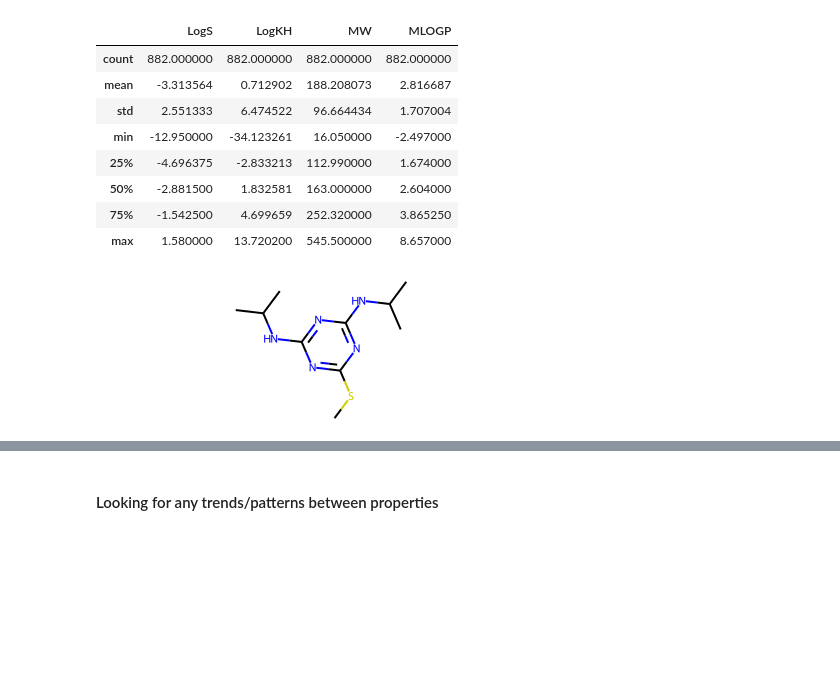
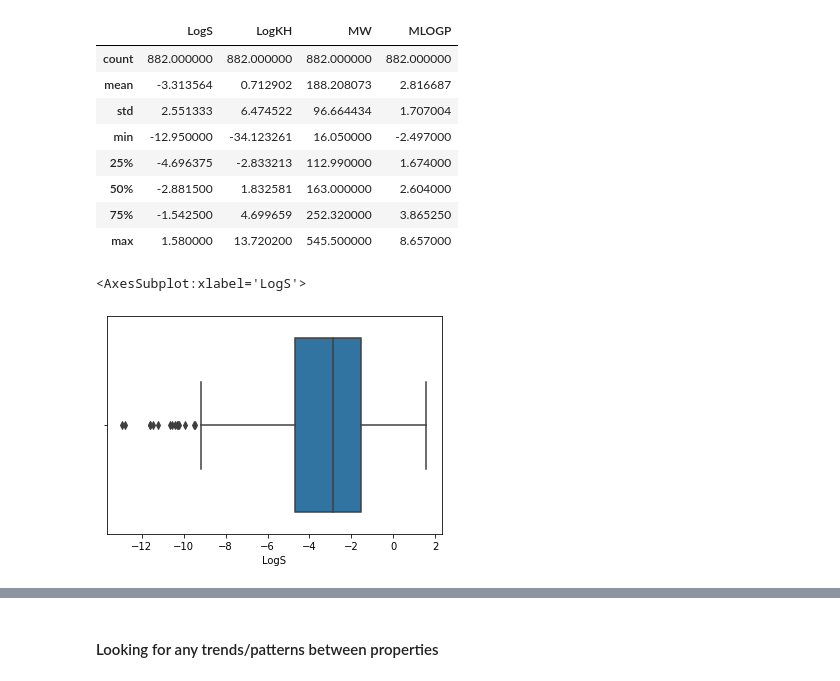
Before and after one commit to ayap20/CHEM6090_Project, a Jupyter notebook: EDA_S_KH.ipynb, the cells around one changed output, grey strips where cells are left out. Drawn from its saved outputs; the diff is of its cells as text; code cells hidden in the pictures; blank space fills up the shorter version.

```diff
--- a/EDA.ipynb
+++ b/EDA_S_KH.ipynb
@@ -40,7 +40,11 @@ df.describe()
 | max | 1.580000 | 13.720200 | 545.500000 | 8.657000 |
 # %%
 # adding a Mol column into the dataframe which can be utilised by rdkit
-PandasTools.AddMoleculeColumnToFrame(df, 'SMILES', 'Mol')
-df.Mol[0]
+# PandasTools.AddMoleculeColumnToFrame(df, 'SMILES', 'Mol')
+# df.Mol[0]
-# %% [output]
-[figure, removed]
+# %%
+# box plot of solubility values to see spread of data
+sns.boxplot(data=df, x='LogS')
+# %% [output]
+<AxesSubplot:xlabel='LogS'>
+[figure, added]
```
Also changed, not shown: parts of 9 cells of this notebook, 5 other files.
